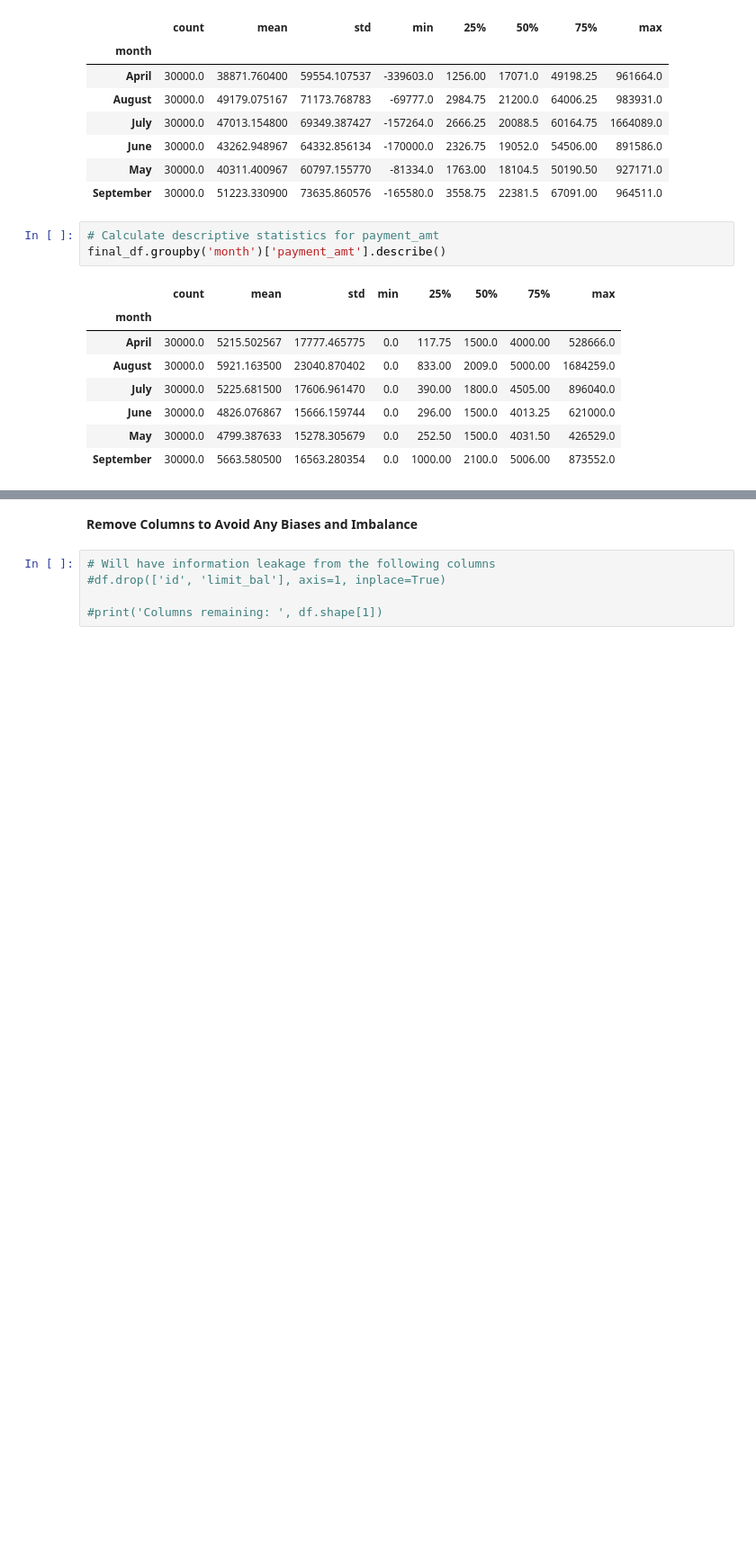
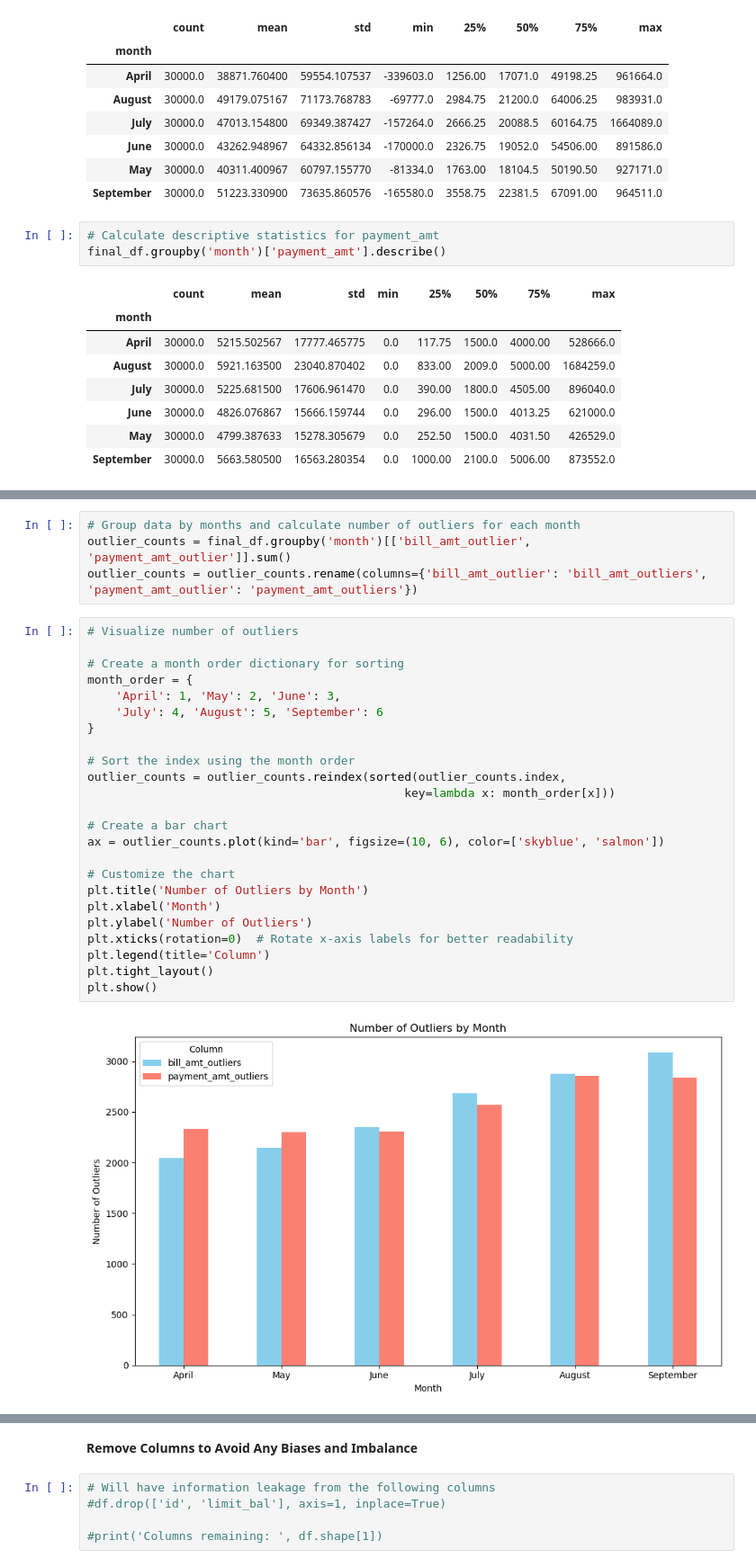
Before and after one commit to ohinson01/SDS-CP014-credit-card-default-pred, a Jupyter notebook: notebooks/olivia-hinson/olivia-credit-card-default-pred.ipynb, the cells around one changed output, grey strips where cells are left out. Shown at 90% size. Saved outputs shown, nothing was run; the diff lists cells and outputs as text; blank space fills up the shorter version.

```diff
--- a/notebooks/olivia-hinson/olivia-credit-card-default-pred.ipynb
+++ b/notebooks/olivia-hinson/olivia-credit-card-default-pred.ipynb
@@ -584,0 +608,30 @@ def detect_outliers(df, column):
+# %%
+# Group data by months and calculate number of outliers for each month
+outlier_counts = final_df.groupby('month')[['bill_amt_outlier', 'payment_amt_outlier']].sum()
+outlier_counts = outlier_counts.rename(columns={'bill_amt_outlier': 'bill_amt_outliers', 'payment_amt_outlier': 'payment_amt_outliers'})
+# %%
+# Visualize number of outliers
+
+# Create a month order dictionary for sorting
+month_order = {
+    'April': 1, 'May': 2, 'June': 3,
+    'July': 4, 'August': 5, 'September': 6
+}
+
+# Sort the index using the month order
+outlier_counts = outlier_counts.reindex(sorted(outlier_counts.index,
+                                             key=lambda x: month_order[x]))
+
+# Create a bar chart
+ax = outlier_counts.plot(kind='bar', figsize=(10, 6), color=['skyblue', 'salmon'])
+
+# Customize the chart
+plt.title('Number of Outliers by Month')
+plt.xlabel('Month')
+plt.ylabel('Number of Outliers')
+plt.xticks(rotation=0)  # Rotate x-axis labels for better readability
+plt.legend(title='Column')
+plt.tight_layout()
+plt.show()
+# %% [output]
+[figure, added]
```
Also changed, not shown: parts of 11 cells of this notebook, 1 other file.
